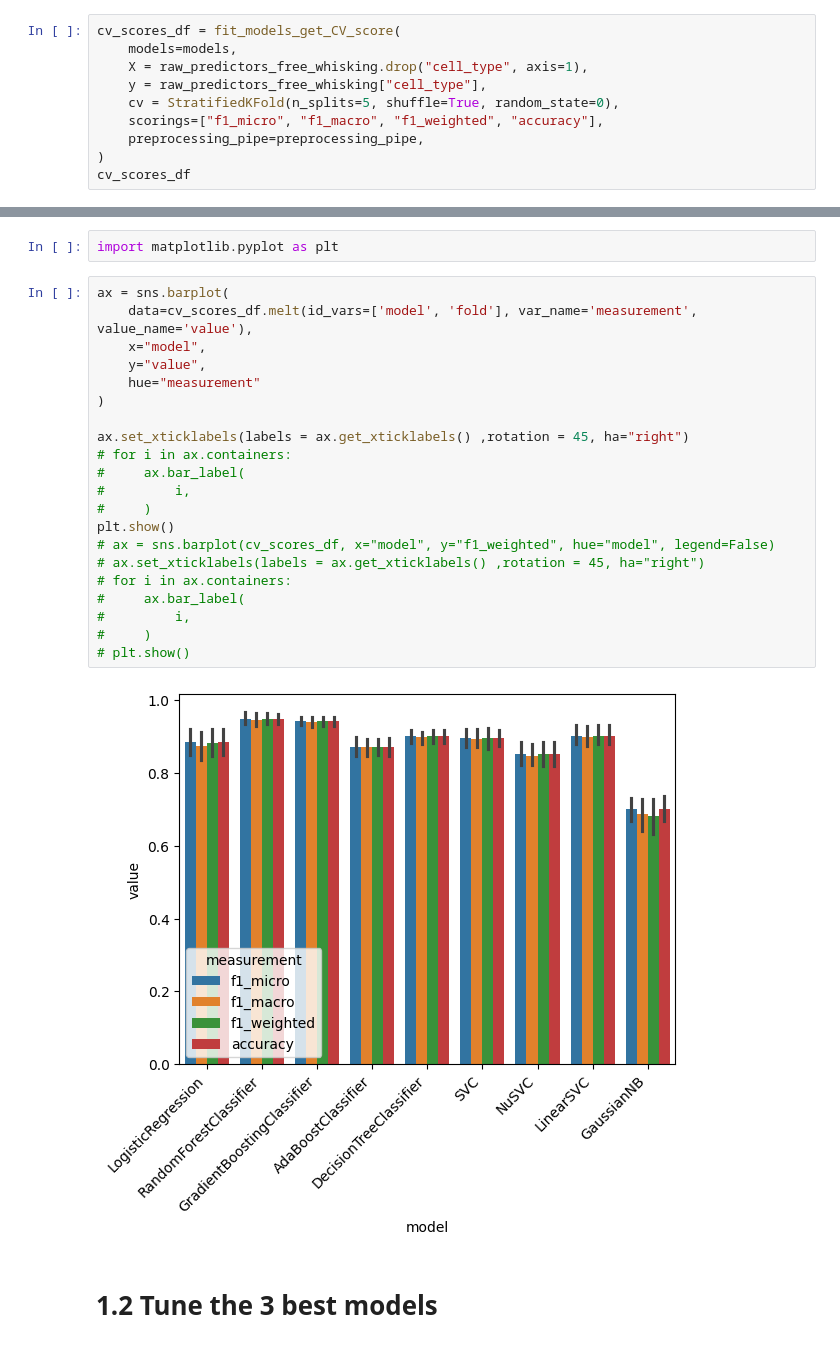
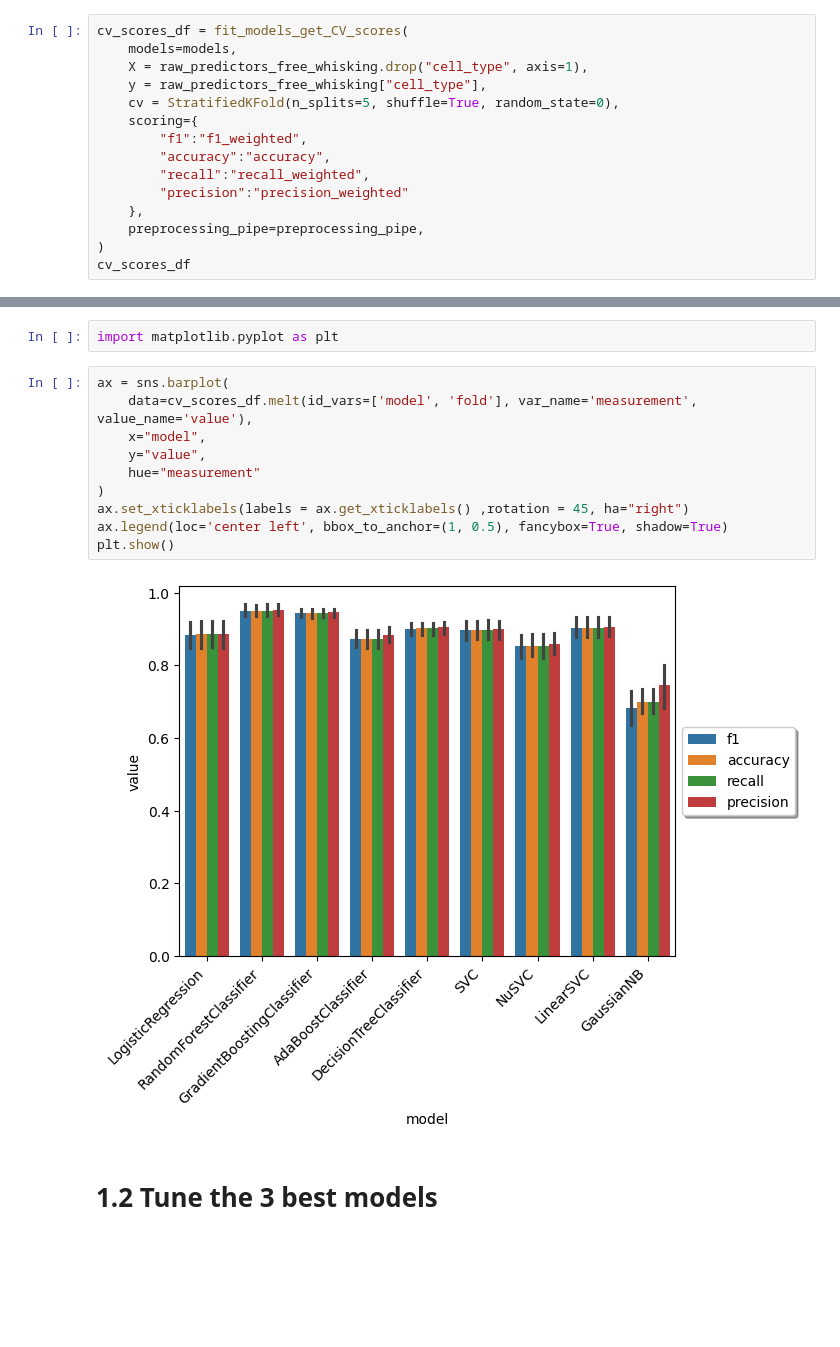
Before and after one commit to mariscoglio/bio482_cell_classifier, a Jupyter notebook: model_eval.ipynb, the cells around one changed output, grey strips where cells are left out. Saved outputs shown, nothing was run; the diff lists cells and outputs as text; blank space fills up the shorter version.

```diff
--- a/model_eval.ipynb
+++ b/model_eval.ipynb
@@ -70,10 +71,15 @@ from neurasort.model_eval import fit_models_get_CV_score
 # %%
-cv_scores_df = fit_models_get_CV_score(
+cv_scores_df = fit_models_get_CV_scores(
     models=models,
     X = raw_predictors_free_whisking.drop("cell_type", axis=1),
     y = raw_predictors_free_whisking["cell_type"],
     cv = StratifiedKFold(n_splits=5, shuffle=True, random_state=0),
-    scorings=["f1_micro", "f1_macro", "f1_weighted", "accuracy"],
+    scoring={
+        "f1":"f1_weighted",
+        "accuracy":"accuracy",
+        "recall":"recall_weighted",
+        "precision":"precision_weighted"
+    },
     preprocessing_pipe=preprocessing_pipe,
 )
 cv_scores_df
@@ -102,26 +117,15 @@ import matplotlib.pyplot as plt
 # %%
 ax = sns.barplot(
     data=cv_scores_df.melt(id_vars=['model', 'fold'], var_name='measurement', value_name='value'),
     x="model",
     y="value",
     hue="measurement"
 )
-
 ax.set_xticklabels(labels = ax.get_xticklabels() ,rotation = 45, ha="right")
-# for i in ax.containers:
-#     ax.bar_label(
-#         i,
-#     )
+ax.legend(loc='center left', bbox_to_anchor=(1, 0.5), fancybox=True, shadow=True)
 plt.show()
-# ax = sns.barplot(cv_scores_df, x="model", y="f1_weighted", hue="model", legend=False)
-# ax.set_xticklabels(labels = ax.get_xticklabels() ,rotation = 45, ha="right")
-# for i in ax.containers:
-#     ax.bar_label(
-#         i,
-#     )
-# plt.show()
 # %% [output]
-[figure, old version]
+[figure, new version]
 # %% [markdown]
 # 1.2 Tune the 3 best models
 # %% [markdown]
```
Also changed, not shown: parts of 21 cells of this notebook, 3 other files.
